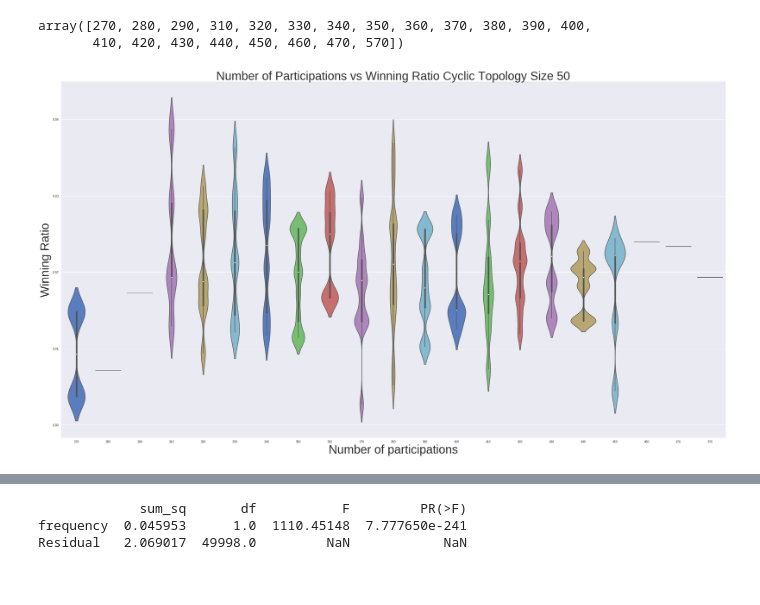
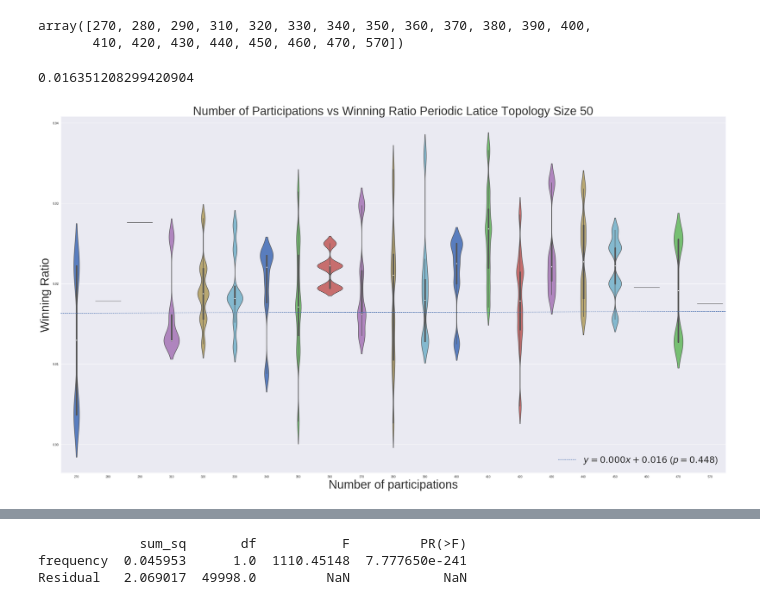
Before and after one commit to Nikoleta-v3/jobs, a Jupyter notebook: notebooks/Anova Analysis.ipynb, the cells around one changed output, grey strips where cells are left out. Cells and saved outputs as stored; diff of their text form; code cells hidden in the pictures.

Commit message:
Adding median line to graphs.
In the anova notebook we perform anova analysis on winning ratio.
Furthermore, violin plotw were created. Here we are writting commands
to create a linear line for the medians and added to the plot.

```diff
--- a/notebooks/Anova Analysis.ipynb
+++ b/notebooks/Anova Analysis.ipynb
@@ -10,7 +10,7 @@ import seaborn as sns
 import statsmodels.api as sm
 from statsmodels.formula.api import ols
 # %%
-data = pd.read_csv("/home/nikoleta/src/jobs/data/ch3_experiment/after_analysis/ratio-lfifty.csv")
+data = pd.read_csv("/home/nikoleta/src/jobs/data/ch3_experiment/after_analysis/ratio-lattice-fifty.csv")
 # %%
 title = 'Periodic Latice'
 size = '50'
@@ -28,15 +28,38 @@ grouped = anova.groupby(["frequency"])
 temp = pd.DataFrame({col:vals['ratio'] for col,vals in grouped})
 meds = temp.median()
 temp = temp[meds.index]
+# %%
+
+
+# Fit line to median of distributions
+x = meds.index
+y = meds.values
+slope, intercept, r_val, p_val, slope_std_error = stats.linregress(x, y)
+
+def line(x):
+    """The regression line"""
+    return slope * x + intercept
+# %%
+intercept
+# %% [output]
+0.016351208299420904
 # %%
 figure = plt.figure(figsize=(40, 22))
 sns.violinplot(temp, withd= 100, palette="muted")
+
+x1, x2 = plt.xlim()
+plt.plot((x1, x2), (line(x1), line(x2)), '--',
+         label="$y = {:0.3f}x + {:0.3f}$ ($p={:0.3f}$)".format(slope, intercept, p_val),
+         ),
+plt.legend(loc=4, prop={'size':30});
+
+
 plt.xlabel('Number of participations', fontsize = 40)
 plt.ylabel('Winning Ratio', fontsize = 40)
 plt.title('Number of Participations vs Winning Ratio {} Topology Size {}'.format(title,size) , fontsize=40)
 plt.savefig("/home/nikoleta/src/jobs/images/participation-ratio-violin-{}-{}.pdf".format(title,size), format='pdf', bbox_inches='tight')
 # %% [output]
-[figure, old version]
+[figure, new version]
 # %%
 temp.describe()
 # %% [output]
```
